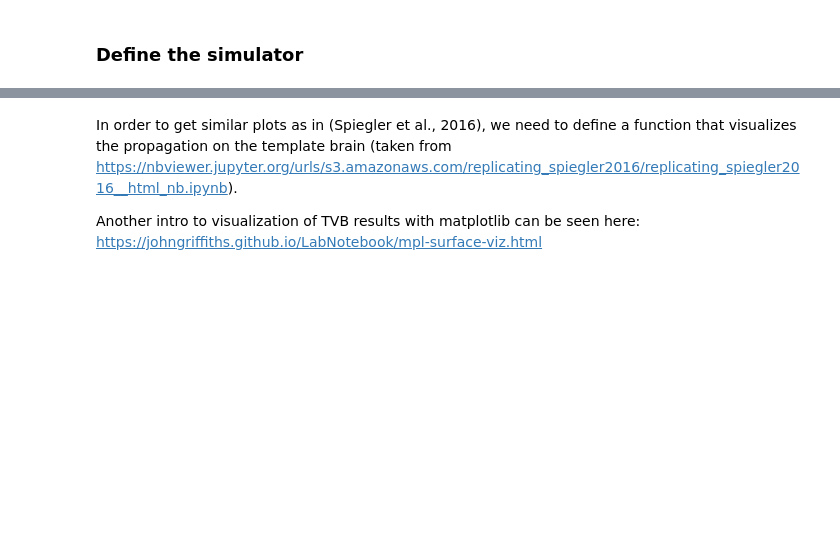
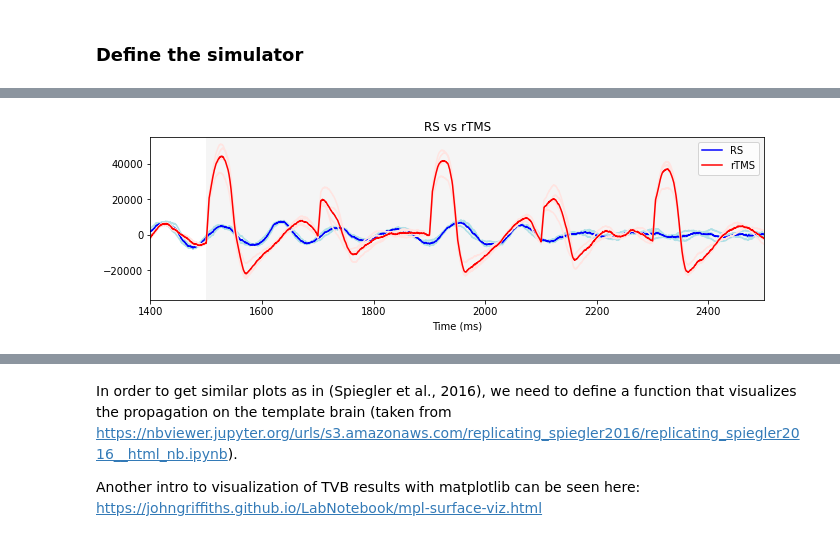
Before and after one commit to anujanegi/TMS-simulation, a Jupyter notebook: TMS_Simulation.ipynb, the cells around one changed output, grey strips where cells are left out. Saved outputs shown, nothing was run; the diff lists cells and outputs as text; code cells hidden in the pictures; blank space fills up the shorter version.

```diff
--- a/TMS_Simulation.ipynb
+++ b/TMS_Simulation.ipynb
@@ -200,33 +150,0 @@ Simulator
-# %%
-def run_simulation(sim, length):# Run the simulation - ADAPTED FROM OTHER SURFACE SIMULATION JNB
-    start_time = zeit()
-
-    # Initialize variables to store data
-    raw_data, tavg_data, savg_data, eeg_data, bold_data = [[] for i in range(len(all_mons))]
-    raw_time, tavg_time, savg_time, eeg_time, bold_time = [[] for i in range(len(all_mons))]
-
-    for raw, tavg, savg, eeg, bold in sim(simulation_length=length):
-
-        if not raw is None:
-            raw_time.append(raw[0])
-            raw_data.append(raw[1])
-
-        if not tavg is None:
-            tavg_time.append(tavg[0])
-            tavg_data.append(tavg[1])
-
-        if not savg is None:
-            savg_time.append(savg[0])
-            savg_data.append(savg[1])
-
-        if not eeg is None:
-            eeg_time.append(eeg[0])
-            eeg_data.append(eeg[1])
-
-        if not bold is None:
-            bold_time.append(bold[0])
-            bold_data.append(bold[1])
-
-    print('The simulation took {}s to run'.format(round((zeit() - start_time), 1)))
-
-    return raw_time, numpy.array(raw_data), tavg_time, numpy.array(tavg_data), savg_time, numpy.array(savg_data), eeg_time, numpy.array(eeg_data), bold_time, numpy.array(bold_data)
@@ -349,0 +178,5 @@ plot_figures(raw_time, RAW_ITBS, tavg_time, TAVG_ITBS, savg_time, SAVG_ITBS, eeg
+# %%
+# RS vs TMS
+plot_eeg_comparison(rs_data['eeg'], tms_data['eeg'], duration, 'RS vs rTMS', ['RS', 'rTMS'])
+# %% [output]
+[figure, added]
```
Also changed, not shown: parts of 30 cells of this notebook.
